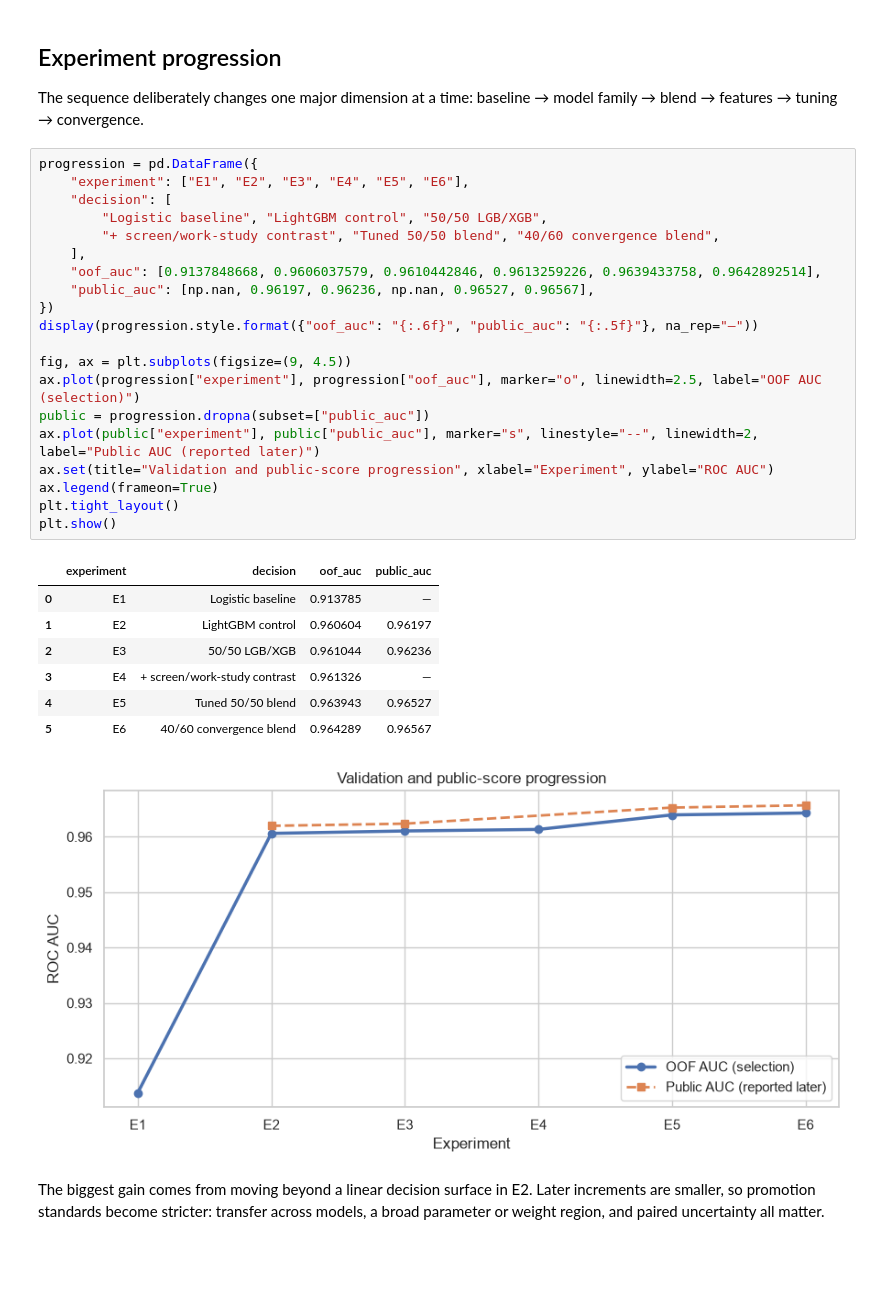
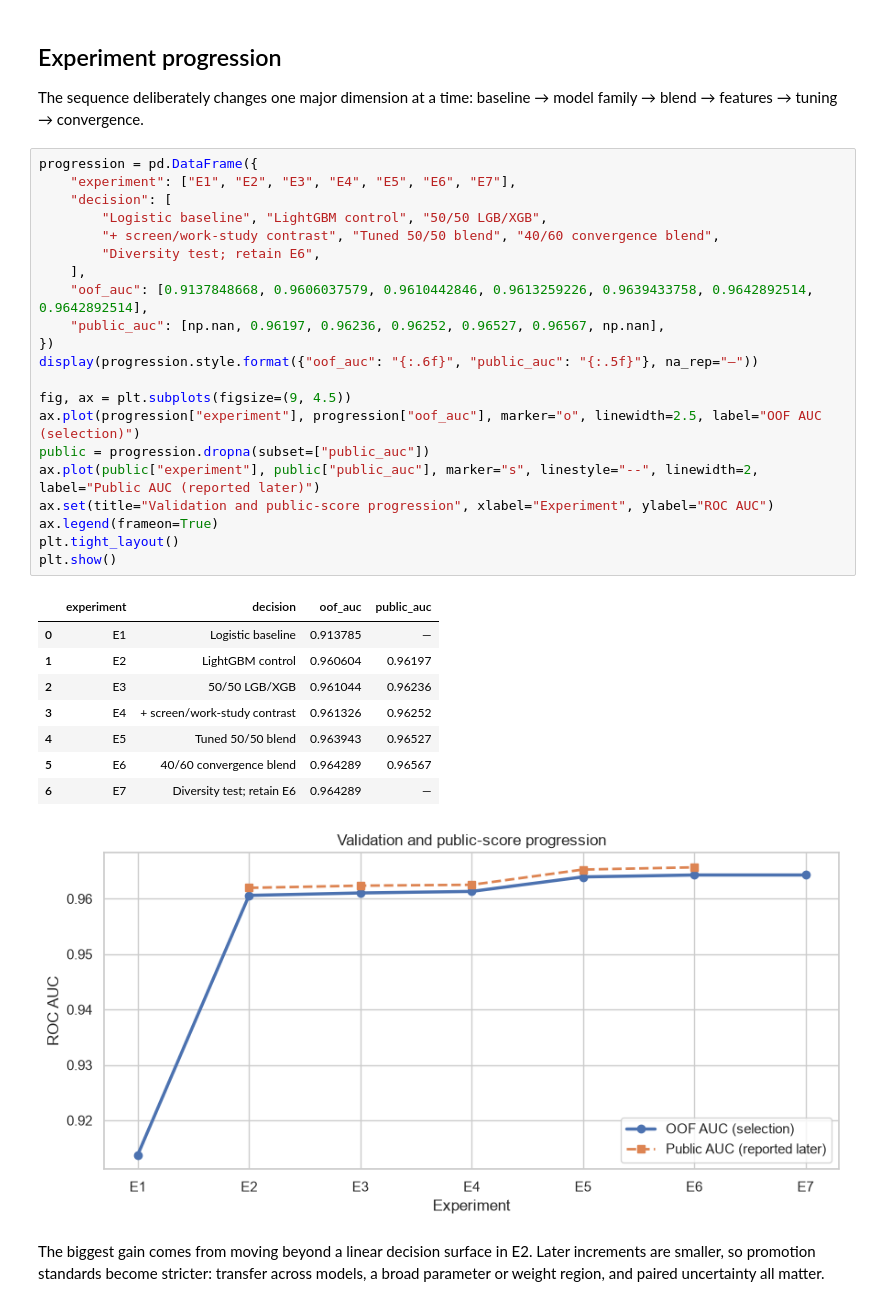
Before and after one commit to JeremyBetz/kaggle-smartphone-addiction, a Jupyter notebook: notebooks/00_project_summary.ipynb, the cells around one changed output. Cells and saved outputs as stored; diff of their text form; blank space fills up the shorter version.

Commit message:
Test ensemble diversity and retain E6 champion

```diff
--- a/notebooks/00_project_summary.ipynb
+++ b/notebooks/00_project_summary.ipynb
@@ -46,33 +46,35 @@ All experiments reuse the identical five-fold `StratifiedKFold(shuffle=True, ran
 The sequence deliberately changes one major dimension at a time: baseline → model family → blend → features → tuning → convergence.
 # %%
 progression = pd.DataFrame({
-    "experiment": ["E1", "E2", "E3", "E4", "E5", "E6"],
+    "experiment": ["E1", "E2", "E3", "E4", "E5", "E6", "E7"],
     "decision": [
         "Logistic baseline", "LightGBM control", "50/50 LGB/XGB",
         "+ screen/work-study contrast", "Tuned 50/50 blend", "40/60 convergence blend",
+        "Diversity test; retain E6",
     ],
-    "oof_auc": [0.9137848668, 0.9606037579, 0.9610442846, 0.9613259226, 0.9639433758, 0.9642892514],
-    "public_auc": [np.nan, 0.96197, 0.96236, np.nan, 0.96527, 0.96567],
+    "oof_auc": [0.9137848668, 0.9606037579, 0.9610442846, 0.9613259226, 0.9639433758, 0.9642892514, 0.9642892514],
+    "public_auc": [np.nan, 0.96197, 0.96236, 0.96252, 0.96527, 0.96567, np.nan],
 })
 display(progression.style.format({"oof_auc": "{:.6f}", "public_auc": "{:.5f}"}, na_rep="—"))
 
 fig, ax = plt.subplots(figsize=(9, 4.5))
 ax.plot(progression["experiment"], progression["oof_auc"], marker="o", linewidth=2.5, label="OOF AUC (selection)")
 public = progression.dropna(subset=["public_auc"])
 ax.plot(public["experiment"], public["public_auc"], marker="s", linestyle="--", linewidth=2, label="Public AUC (reported later)")
 ax.set(title="Validation and public-score progression", xlabel="Experiment", ylabel="ROC AUC")
 ax.legend(frameon=True)
 plt.tight_layout()
 plt.show()
 # %% [output]
 |  | experiment | decision | oof_auc | public_auc |
 | 0 | E1 | Logistic baseline | 0.913785 | — |
 | 1 | E2 | LightGBM control | 0.960604 | 0.96197 |
 | 2 | E3 | 50/50 LGB/XGB | 0.961044 | 0.96236 |
-| 3 | E4 | + screen/work-study contrast | 0.961326 | — |
+| 3 | E4 | + screen/work-study contrast | 0.961326 | 0.96252 |
 | 4 | E5 | Tuned 50/50 blend | 0.963943 | 0.96527 |
 | 5 | E6 | 40/60 convergence blend | 0.964289 | 0.96567 |
+| 6 | E7 | Diversity test; retain E6 | 0.964289 | — |
-[figure, old version]
+[figure, new version]
 # %% [markdown]
 The biggest gain comes from moving beyond a linear decision surface in E2. Later increments are smaller, so promotion standards become stricter: transfer across models, a broad parameter or weight region, and paired uncertainty all matter.
 # %% [markdown]
```
Also changed, not shown: parts of 2 cells of this notebook, 10 other files.
